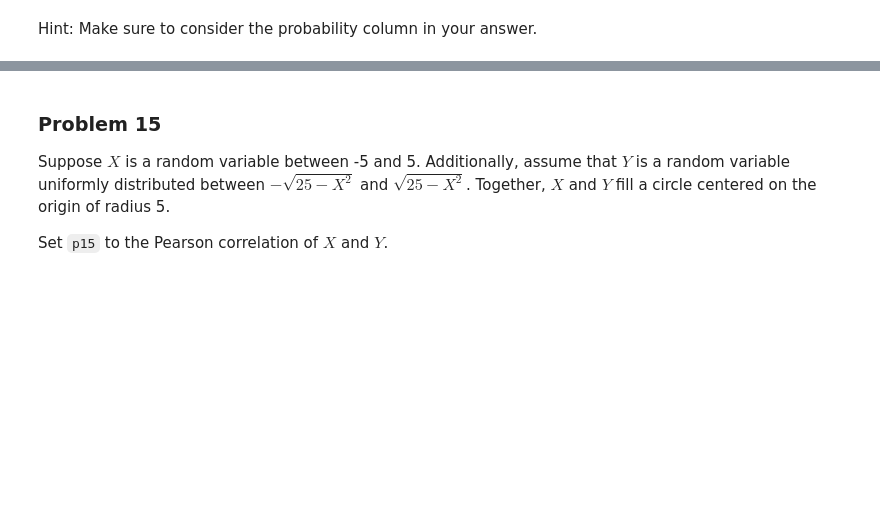
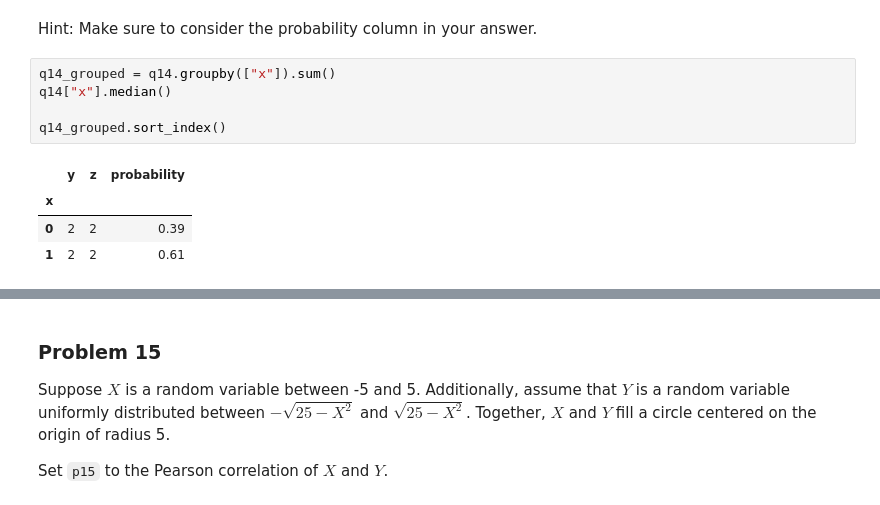
Before and after one commit to JonG-2025/dx601-homework-06, a Jupyter notebook: homework.ipynb, the cells around one changed output, grey strips where cells are left out. Saved outputs shown, nothing was run; the diff lists cells and outputs as text; blank space fills up the shorter version.

```diff
--- a/homework.ipynb
+++ b/homework.ipynb
@@ -511,3 +511,13 @@ q14
 | 7 | 1 | 1 | 1 | 0.29 |
 # %% [markdown]
 Hint: Make sure to consider the probability column in your answer.
+# %%
+q14_grouped = q14.groupby(["x"]).sum()
+q14["x"].median()
+
+q14_grouped.sort_index()
+# %% [output]
+|  | y | z | probability |
+| x |  |  |  |
+| 0 | 2 | 2 | 0.39 |
+| 1 | 2 | 2 | 0.61 |
```
Also changed, not shown: parts of 3 cells of this notebook.
